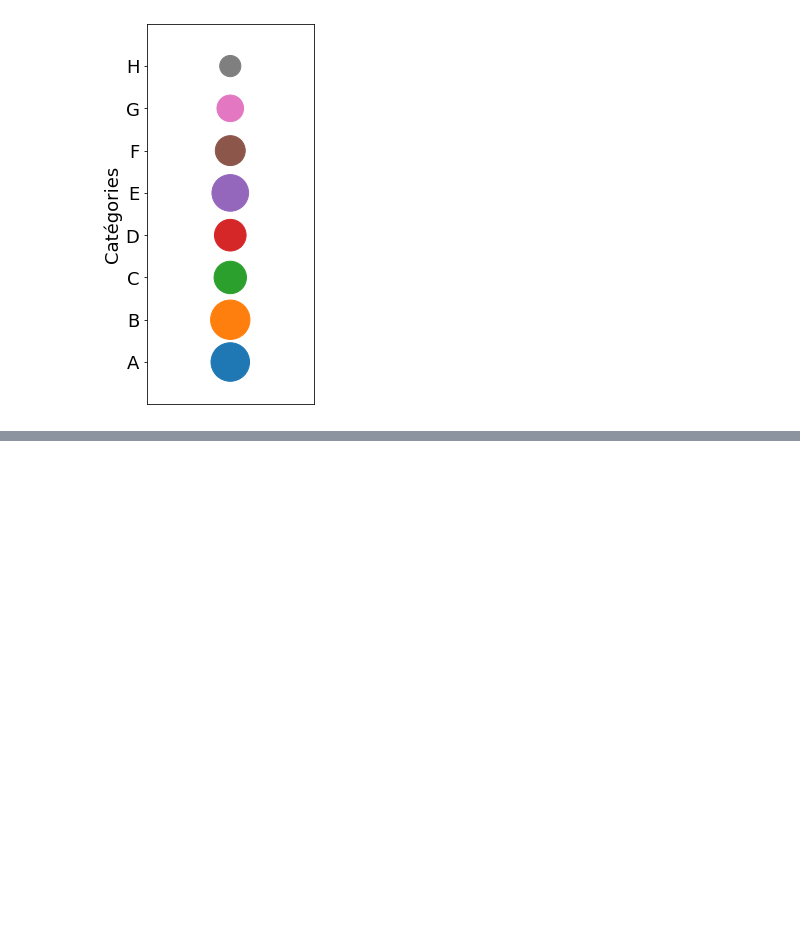
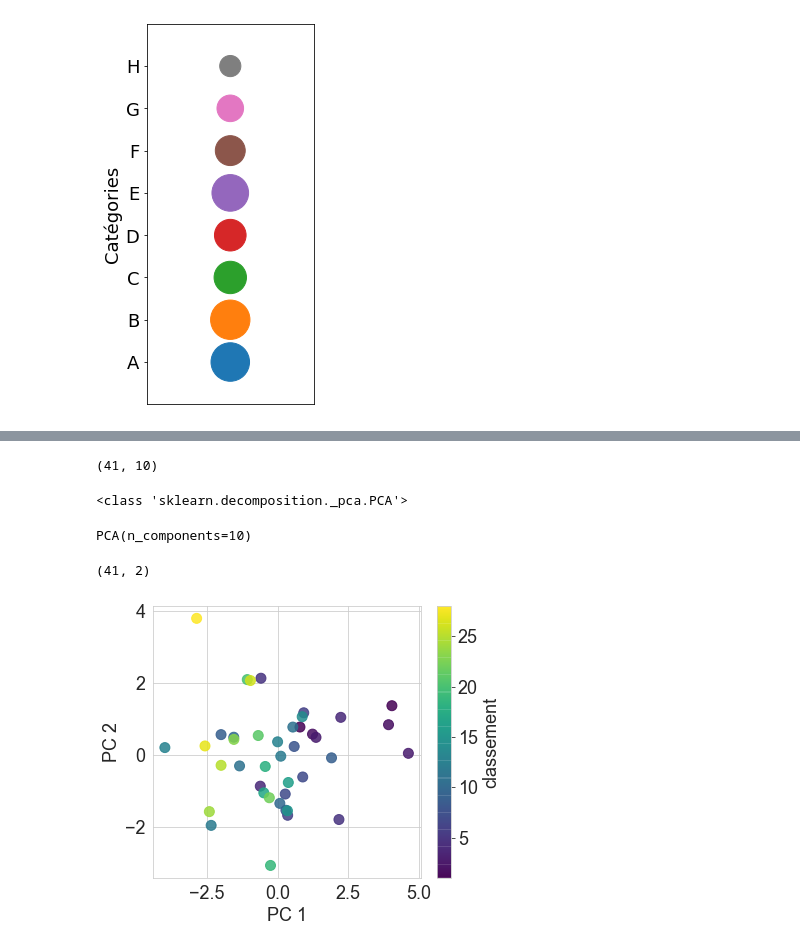
Before and after one commit to chagaz/sdd_2020, a Jupyter notebook: notebooks/Pratiques.ipynb, the cells around one changed output, grey strips where cells are left out. Cells and saved outputs as stored; diff of their text form; code cells hidden in the pictures; blank space fills up the shorter version.

```diff
--- a/notebooks/Pratiques.ipynb
+++ b/notebooks/Pratiques.ipynb
@@ -100,0 +117,5 @@ plt.savefig('../poly/figures/pratiques/areas_bubbles.pdf', bbox_inches='tight')
+# %%
+X = np.array(my_data.drop(columns=['Points', 'Rank', 'Competition']))
+print(X.shape)
+# %% [output]
+(41, 10)
@@ -100,0 +124,3 @@ plt.savefig('../poly/figures/pratiques/areas_bubbles.pdf', bbox_inches='tight')
+# %%
+std_scale = preprocessing.StandardScaler().fit(X)
+X_scaled = std_scale.transform(X)
@@ -100,0 +129,30 @@ plt.savefig('../poly/figures/pratiques/areas_bubbles.pdf', bbox_inches='tight')
+# %%
+# Instanciation d'un objet PCA pour 10 composantes principales
+pca = decomposition.PCA(n_components=10)
+print(type(pca))
+# %% [output]
+<class 'sklearn.decomposition._pca.PCA'>
+# %%
+# On passe maintenant les données standardisées à cet objet
+# C'est ici que se font les calculs
+pca.fit(X_scaled)
+# %% [output]
+PCA(n_components=10)
+# %%
+pca = decomposition.PCA(n_components=2)
+pca.fit(X_scaled)
+X_projected = pca.transform(X_scaled)
+print(X_projected.shape)
+# %% [output]
+(41, 2)
+# %%
+fig = plt.figure(figsize=(6, 5))
+
+plt.scatter(X_projected[:, 0], X_projected[:, 1], c=my_data['Rank'], s=100, cmap=plt.get_cmap('viridis'), alpha=0.85)
+
+plt.xlabel("PC 1")
+plt.ylabel("PC 2")
+plt.colorbar(label='classement')
+plt.savefig('../poly/figures/pratiques/pca_plot_viridis.pdf', bbox_inches='tight')
+# %% [output]
+[figure, added]
```
Also changed, not shown: parts of 8 cells of this notebook, 2 other files.
